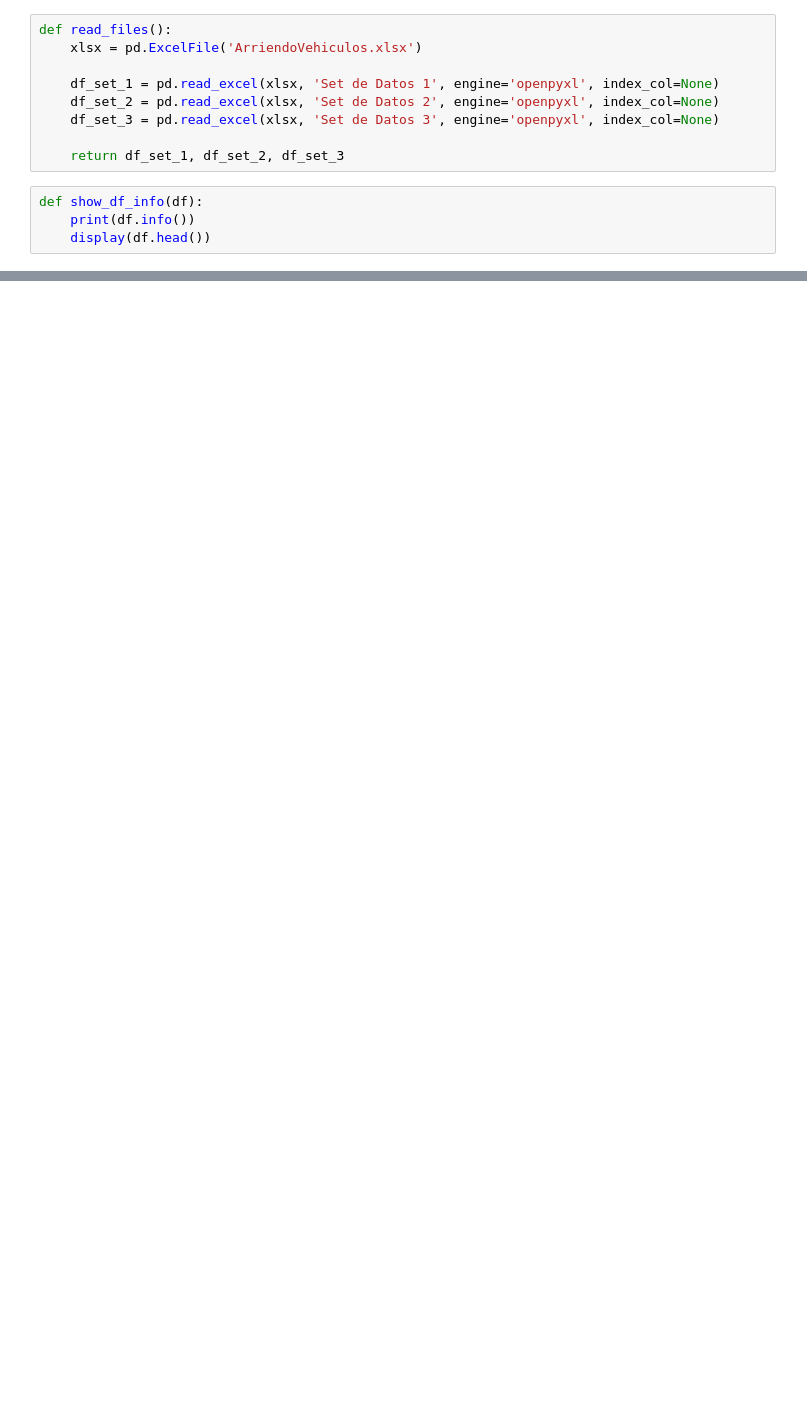
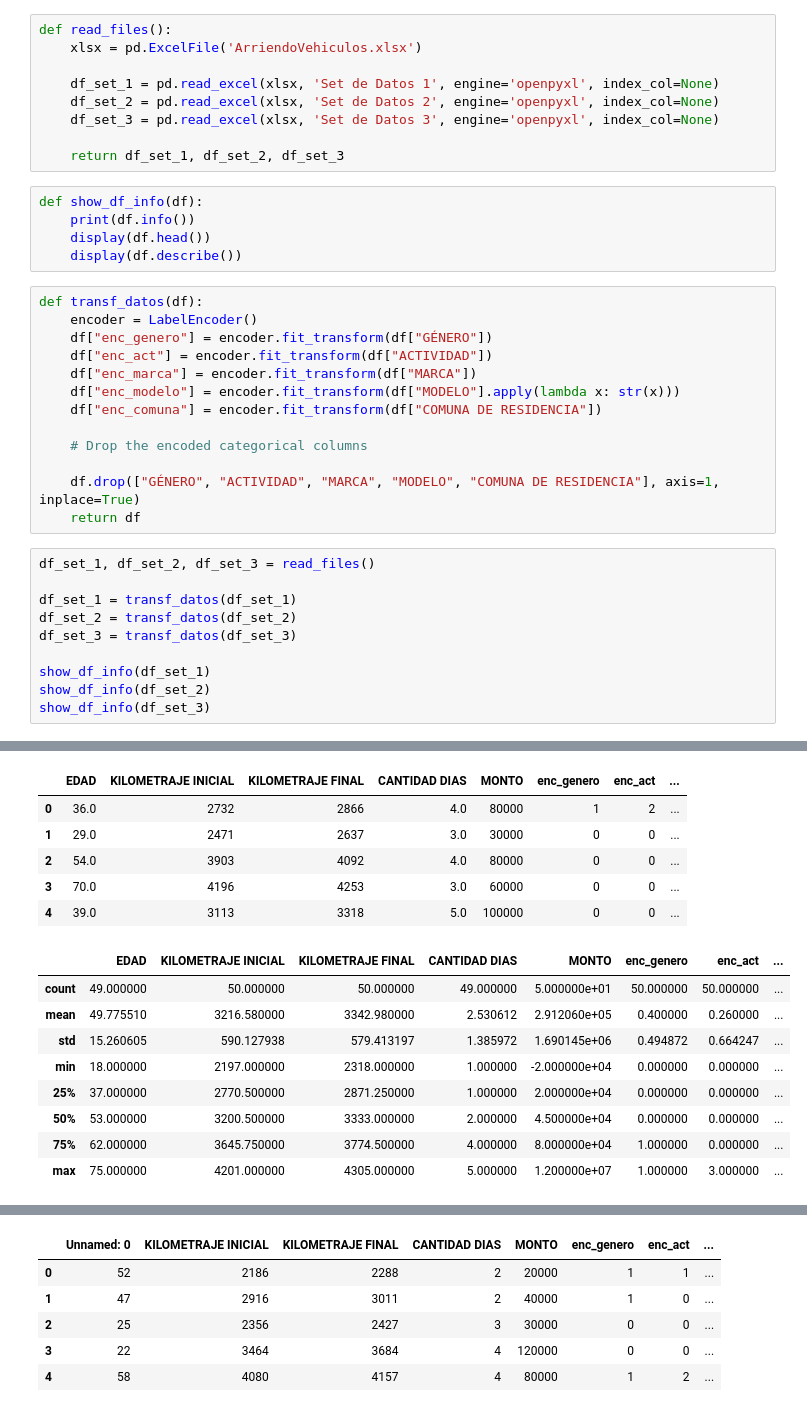
Before and after one commit to ElKroko/tareasBI, a Jupyter notebook: tarea1_.ipynb, the cells around one changed output, grey strips where cells are left out. Cells and saved outputs as stored; diff of their text form; blank space fills up the shorter version.

```diff
--- a/tarea1_.ipynb
+++ b/tarea1_.ipynb
@@ -14,3 +15,28 @@ def read_files():
 def show_df_info(df):
     print(df.info())
     display(df.head())
+    display(df.describe())
+# %%
+def transf_datos(df):
+    encoder = LabelEncoder()
+    df["enc_genero"] = encoder.fit_transform(df["GÉNERO"])
+    df["enc_act"] = encoder.fit_transform(df["ACTIVIDAD"])
+    df["enc_marca"] = encoder.fit_transform(df["MARCA"])
+    df["enc_modelo"] = encoder.fit_transform(df["MODELO"].apply(lambda x: str(x)))
+    df["enc_comuna"] = encoder.fit_transform(df["COMUNA DE RESIDENCIA"])
+
+    # Drop the encoded categorical columns
+
+    df.drop(["GÉNERO", "ACTIVIDAD", "MARCA", "MODELO", "COMUNA DE RESIDENCIA"], axis=1, inplace=True)
+    return df
+# %%
+df_set_1, df_set_2, df_set_3 = read_files()
+
+df_set_1 = transf_datos(df_set_1)
+df_set_2 = transf_datos(df_set_2)
+df_set_3 = transf_datos(df_set_3)
+
+show_df_info(df_set_1)
+show_df_info(df_set_2)
+show_df_info(df_set_3)
+# %% [output]
@@ -16,0 +61,15 @@ def show_df_info(df):
+|  | EDAD | KILOMETRAJE INICIAL | KILOMETRAJE FINAL | CANTIDAD DIAS | MONTO | enc_genero | enc_act | ... |
+| 0 | 36.0 | 2732 | 2866 | 4.0 | 80000 | 1 | 2 | ... |
+| 1 | 29.0 | 2471 | 2637 | 3.0 | 30000 | 0 | 0 | ... |
+| 2 | 54.0 | 3903 | 4092 | 4.0 | 80000 | 0 | 0 | ... |
+| 3 | 70.0 | 4196 | 4253 | 3.0 | 60000 | 0 | 0 | ... |
+| 4 | 39.0 | 3113 | 3318 | 5.0 | 100000 | 0 | 0 | ... |
+|  | EDAD | KILOMETRAJE INICIAL | KILOMETRAJE FINAL | CANTIDAD DIAS | MONTO | enc_genero | enc_act | ... |
+| count | 49.000000 | 50.000000 | 50.000000 | 49.000000 | 5.000000e+01 | 50.000000 | 50.000000 | ... |
+| mean | 49.775510 | 3216.580000 | 3342.980000 | 2.530612 | 2.912060e+05 | 0.400000 | 0.260000 | ... |
+| std | 15.260605 | 590.127938 | 579.413197 | 1.385972 | 1.690145e+06 | 0.494872 | 0.664247 | ... |
+| min | 18.000000 | 2197.000000 | 2318.000000 | 1.000000 | -2.000000e+04 | 0.000000 | 0.000000 | ... |
+| 25% | 37.000000 | 2770.500000 | 2871.250000 | 1.000000 | 2.000000e+04 | 0.000000 | 0.000000 | ... |
+| 50% | 53.000000 | 3200.500000 | 3333.000000 | 2.000000 | 4.500000e+04 | 0.000000 | 0.000000 | ... |
+| 75% | 62.000000 | 3645.750000 | 3774.500000 | 4.000000 | 8.000000e+04 | 1.000000 | 0.000000 | ... |
+| max | 75.000000 | 4201.000000 | 4305.000000 | 5.000000 | 1.200000e+07 | 1.000000 | 3.000000 | ... |
@@ -16,0 +94,6 @@ def show_df_info(df):
+|  | Unnamed: 0 | KILOMETRAJE INICIAL | KILOMETRAJE FINAL | CANTIDAD DIAS | MONTO | enc_genero | enc_act | ... |
+| 0 | 52 | 2186 | 2288 | 2 | 20000 | 1 | 1 | ... |
+| 1 | 47 | 2916 | 3011 | 2 | 40000 | 1 | 0 | ... |
+| 2 | 25 | 2356 | 2427 | 3 | 30000 | 0 | 0 | ... |
+| 3 | 22 | 3464 | 3684 | 4 | 120000 | 0 | 0 | ... |
+| 4 | 58 | 4080 | 4157 | 4 | 80000 | 1 | 2 | ... |
```
Also changed, not shown: parts of 3 cells of this notebook.
